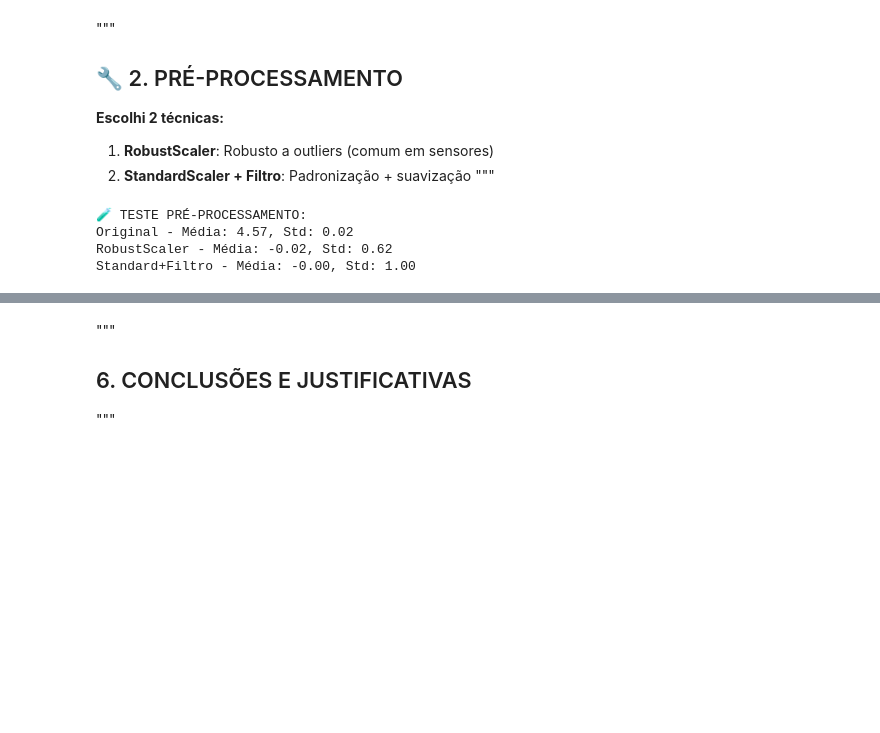
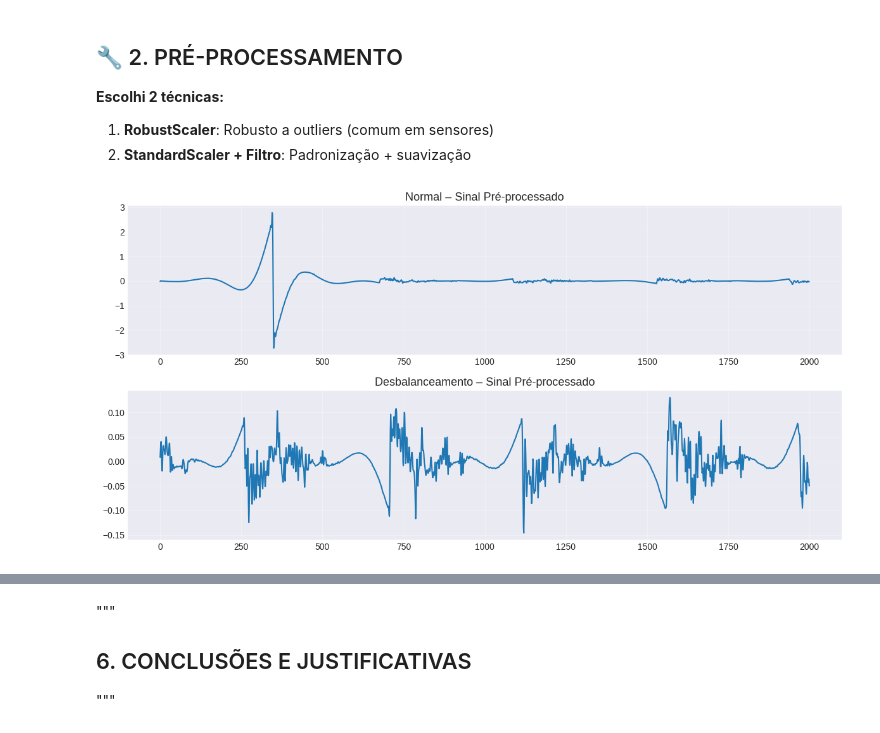
Before and after one commit to carlosrodrigues07/testeTecnico, a Jupyter notebook: desafio_falhas_mecanicas.ipynb, the cells around one changed output, grey strips where cells are left out. Drawn from its saved outputs; the diff is of its cells as text; code cells hidden in the pictures; blank space fills up the shorter version.

```diff
--- a/desafio_falhas_mecanicas.ipynb
+++ b/desafio_falhas_mecanicas.ipynb
@@ -75,50 +115,8 @@ Proporção: 12.8% Normal
 # %% [markdown]
-"""
+
 ## 🔧 2. PRÉ-PROCESSAMENTO
 
 **Escolhi 2 técnicas:**
 
 1. **RobustScaler**: Robusto a outliers (comum em sensores)
 2. **StandardScaler + Filtro**: Padronização + suavização
-"""
-# %%
-def extrair_features(sinal):
-    """Extrai features temporais básicas"""
-    features = {}
-    features['media'] = np.mean(sinal)
-    features['std'] = np.std(sinal)
-    features['max'] = np.max(sinal)
-    features['min'] = np.min(sinal)
-    features['curtose'] = kurtosis(sinal)
-    features['assimetria'] = skew(sinal)
-    features['rms'] = np.sqrt(np.mean(sinal**2))
-    return features
-
-# Técnica 1: RobustScaler
-def preprocessar_robustscaler(sinal):
-    scaler = RobustScaler()
-    return scaler.fit_transform(sinal.reshape(-1, 1)).flatten()
-
-# Técnica 2: StandardScaler + Filtro de média móvel
-def preprocessar_standard_filtro(sinal, janela=5):
-    # Filtro de média móvel
-    sinal_filtrado = np.convolve(sinal, np.ones(janela)/janela, mode='same')
-    # StandardScaler
-    scaler = StandardScaler()
-    return scaler.fit_transform(sinal_filtrado.reshape(-1, 1)).flatten()
-
-# Testar pré-processamento
-print("🧪 TESTE PRÉ-PROCESSAMENTO:")
-sinal_teste = df_normal.iloc[:, 0].values[:100]
-print(f"Original - Média: {np.mean(sinal_teste):.2f}, Std: {np.std(sinal_teste):.2f}")
-
-sinal_robust = preprocessar_robustscaler(sinal_teste)
-print(f"RobustScaler - Média: {np.mean(sinal_robust):.2f}, Std: {np.std(sinal_robust):.2f}")
-
-sinal_standard = preprocessar_standard_filtro(sinal_teste)
-print(f"Standard+Filtro - Média: {np.mean(sinal_standard):.2f}, Std: {np.std(sinal_standard):.2f}")
-# %% [output]
-🧪 TESTE PRÉ-PROCESSAMENTO:
-Original - Média: 4.57, Std: 0.02
-RobustScaler - Média: -0.02, Std: 0.62
-Standard+Filtro - Média: -0.00, Std: 1.00
@@ -124,0 +156,36 @@ Standard+Filtro - Média: -0.00, Std: 1.00
+# %%
+def preprocessar_visual(sinal, fs):
+    sinal = remover_dc(sinal)
+    sinal = filtro_butterworth(sinal, fs)
+    sinal = normalizar_zscore(sinal)
+    return sinal
+
+def preprocessar_mafaulda(sinal, fs):
+    sinal = remover_dc(sinal)
+    sinal = filtro_butterworth(sinal, fs)
+    return sinal
+# %%
+df_normal = pd.read_csv(normal_files[0], header=None)
+df_imb = pd.read_csv(imbalance_files[0], header=None)
+
+fs = 1000
+
+sinal_normal = preprocessar_mafaulda(df_normal.iloc[:,0].values, fs)
+sinal_imb = preprocessar_mafaulda(df_imb.iloc[:,0].values, fs)
+# %%
+plt.figure(figsize=(12,6))
+
+plt.subplot(2,1,1)
+plt.plot(sinal_normal[:2000])
+plt.title("Normal – Sinal Pré-processado")
+plt.grid(alpha=0.3)
+
+plt.subplot(2,1,2)
+plt.plot(sinal_imb[:2000])
+plt.title("Desbalanceamento – Sinal Pré-processado")
+plt.grid(alpha=0.3)
+
+plt.tight_layout()
+plt.show()
+# %% [output]
+[figure, added]
```
Also changed, not shown: parts of 25 cells of this notebook.
